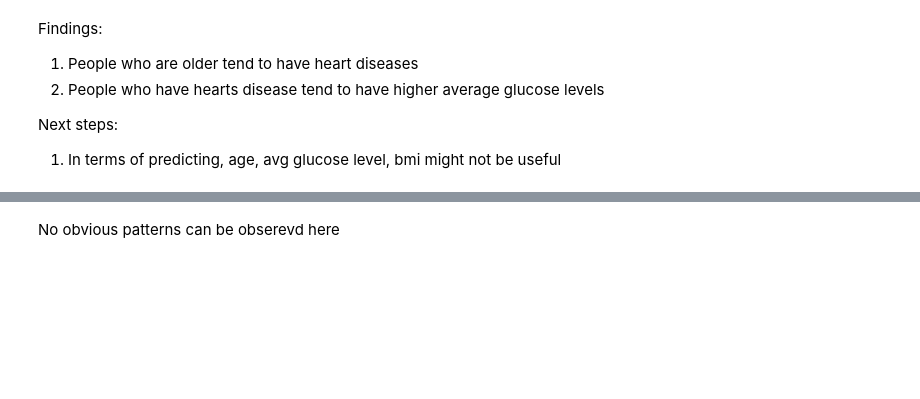
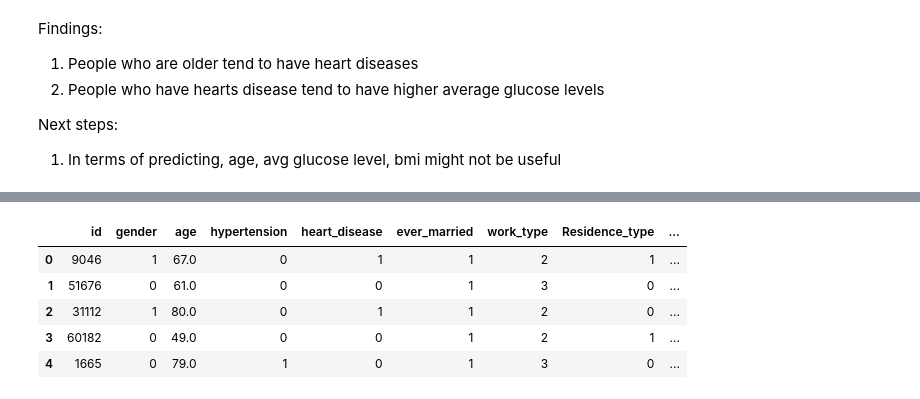
Before and after one commit to Dzy00/CHL5230-datathon2, a Jupyter notebook: CHL5230_datathon2_Team6.ipynb, the cells around one changed output, grey strips where cells are left out. Drawn from its saved outputs; the diff is of its cells as text; code cells hidden in the pictures; blank space fills up the shorter version.

```diff
--- a/CHL5230_datathon2_Team6.ipynb
+++ b/CHL5230_datathon2_Team6.ipynb
@@ -382,2 +381,32 @@ Text(0.5, 1.0, 'Correlation Heatmap')
-# %% [markdown]
-No obvious patterns can be obserevd here
+# %%
+# Encoding 'gender' column
+from sklearn.preprocessing import StandardScaler, LabelEncoder
+le = LabelEncoder()
+cvd['gender'] = le.fit_transform(cvd['gender'])  # Male: 1, Female: 0
+
+# Encoding 'ever_married' column
+le = LabelEncoder()
+cvd['ever_married'] = le.fit_transform(cvd['ever_married'])
+
+# Encoding 'work_type' column
+le = LabelEncoder()
+cvd['work_type'] = le.fit_transform(cvd['work_type'])
+
+# Encoding 'Residence_type' column
+le = LabelEncoder()
+cvd['Residence_type'] = le.fit_transform(cvd['Residence_type'])
+
+# Encoding 'Residence_type' column
+le = LabelEncoder()
+cvd['Residence_type'] = le.fit_transform(cvd['Residence_type'])
+
+# Encoding 'smoking_status' column
+le = LabelEncoder()
+cvd['smoking_status'] = le.fit_transform(cvd['smoking_status'])
+# %% [output]
+|  | id | gender | age | hypertension | heart_disease | ever_married | work_type | Residence_type | ... |
+| 0 | 9046 | 1 | 67.0 | 0 | 1 | 1 | 2 | 1 | ... |
+| 1 | 51676 | 0 | 61.0 | 0 | 0 | 1 | 3 | 0 | ... |
+| 2 | 31112 | 1 | 80.0 | 0 | 1 | 1 | 2 | 0 | ... |
+| 3 | 60182 | 0 | 49.0 | 0 | 0 | 1 | 2 | 1 | ... |
+| 4 | 1665 | 0 | 79.0 | 1 | 0 | 1 | 3 | 0 | ... |
```
Also changed, not shown: parts of 8 cells of this notebook.
